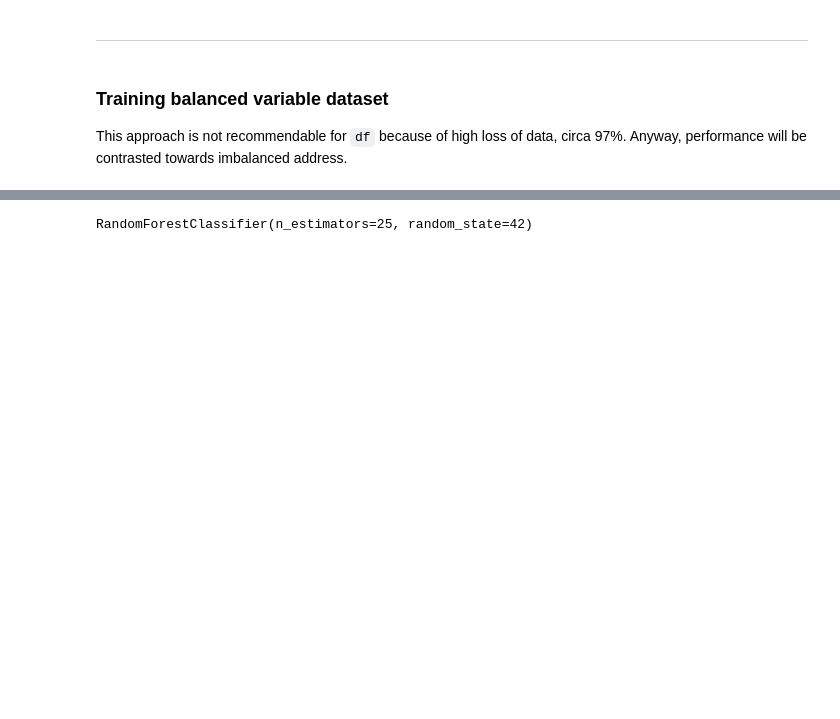
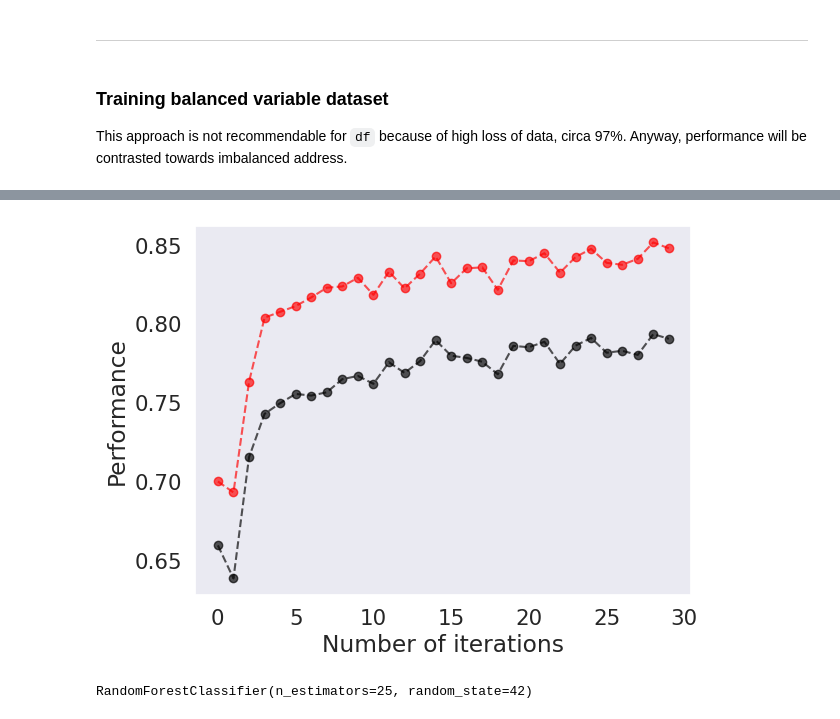
Before and after one commit to fenilenvinileno97/decision_trees, a Jupyter notebook: 4-final_project.ipynb, the cells around one changed output, grey strips where cells are left out. Saved outputs shown, nothing was run; the diff lists cells and outputs as text; code cells hidden in the pictures; blank space fills up the shorter version.

```diff
--- a/4-final_project.ipynb
+++ b/4-final_project.ipynb
@@ -248,3 +258,7 @@ pe.performance_plot(30, X_under, y_under)
+# %%
+pe.performance_plot(30, X_under, y_under, depth=10)
+# %% [output]
+[figure, added]
 # %%
 forest_felling = RandomForestClassifier(n_estimators=25, random_state=42)
 forest_felling.fit(X_under, y_under)
```
Also changed, not shown: parts of 13 cells of this notebook.
